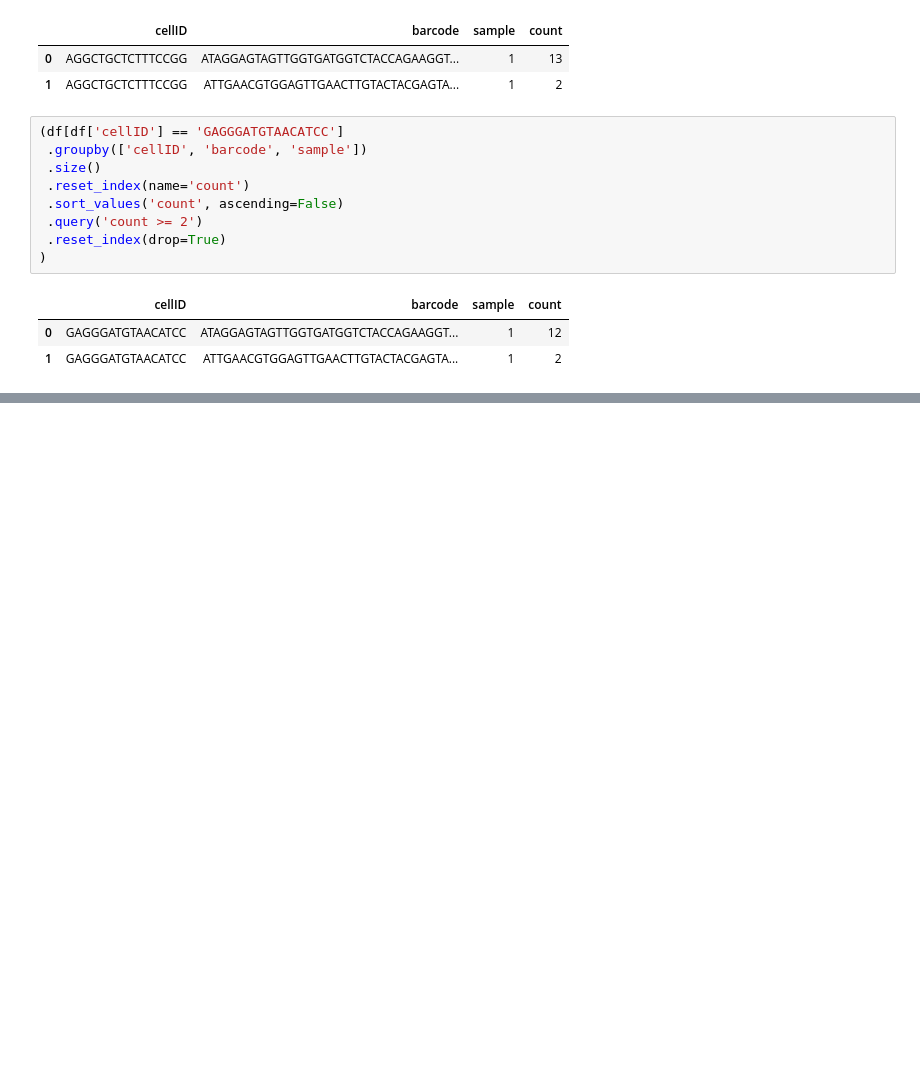
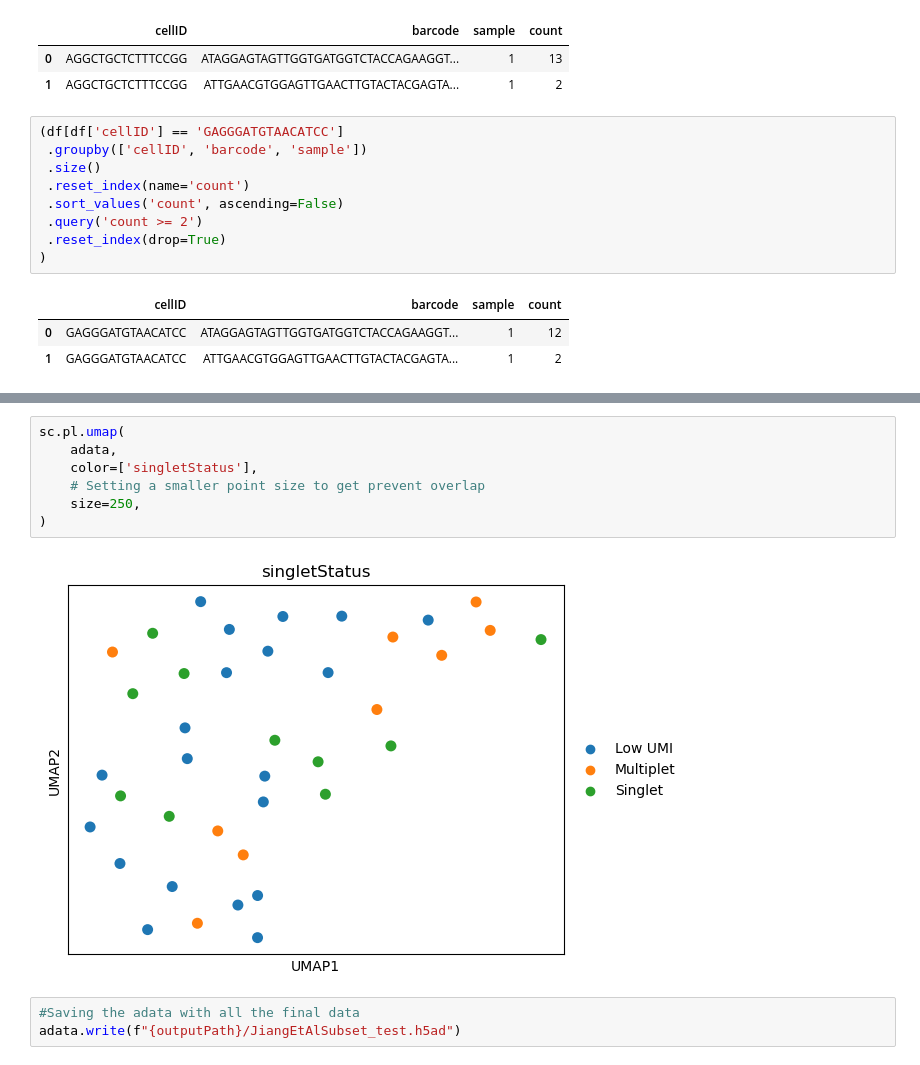
Before and after one commit to GoyalLab/singletCodeTools, a Jupyter notebook: vignette/usingSingletCodePackage.ipynb, the cells around one changed output, grey strips where cells are left out. Saved outputs shown, nothing was run; the diff lists cells and outputs as text; blank space fills up the shorter version.

```diff
--- a/vignette/usingSingletCodePackage.ipynb
+++ b/vignette/usingSingletCodePackage.ipynb
@@ -105,0 +164,12 @@ df[df['cellID'] == 'TGTAAGCGTCTCGCGA'].groupby(['cellID', 'barcode', 'sample']).
+# %%
+sc.pl.umap(
+    adata,
+    color=['singletStatus'],
+    # Setting a smaller point size to get prevent overlap
+    size=250,
+)
+# %% [output]
+[figure, added]
+# %%
+#Saving the adata with all the final data
+adata.write(f"{outputPath}/JiangEtAlSubset_test.h5ad")
```
Also changed, not shown: parts of 19 cells of this notebook.
